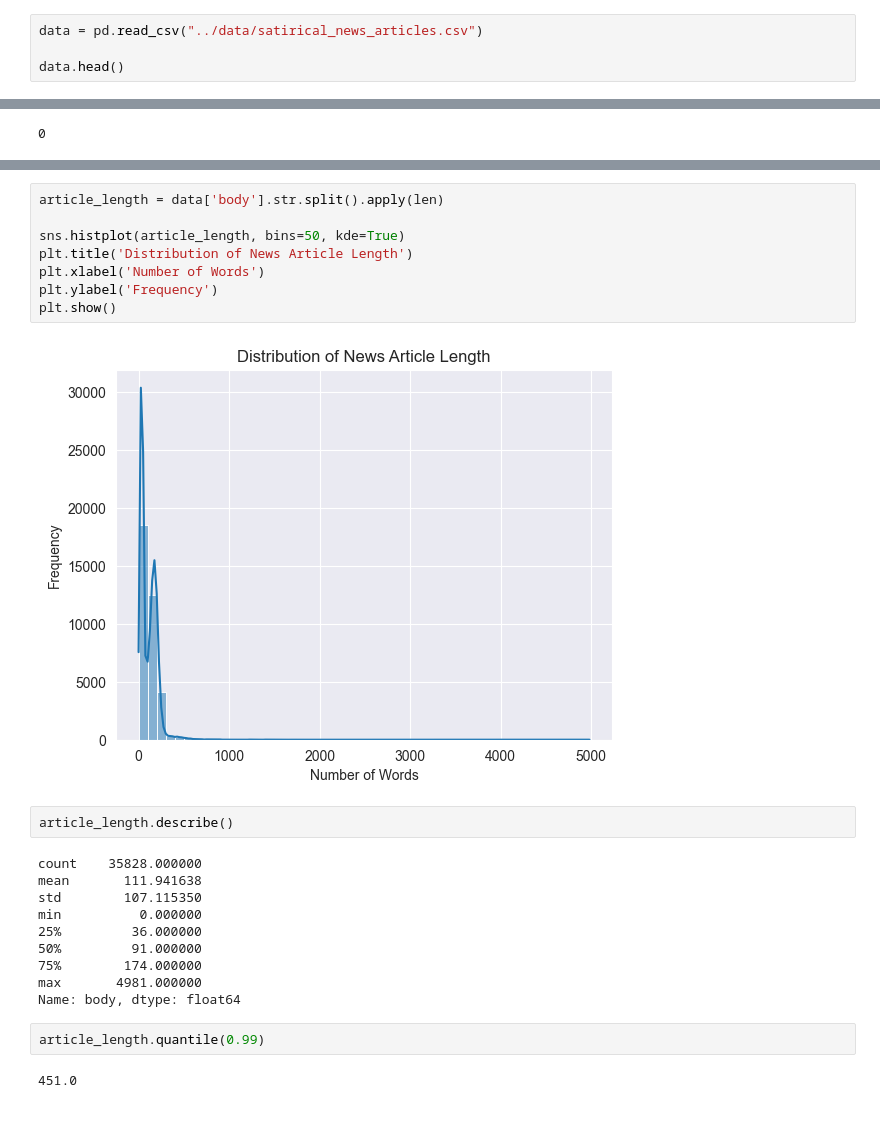
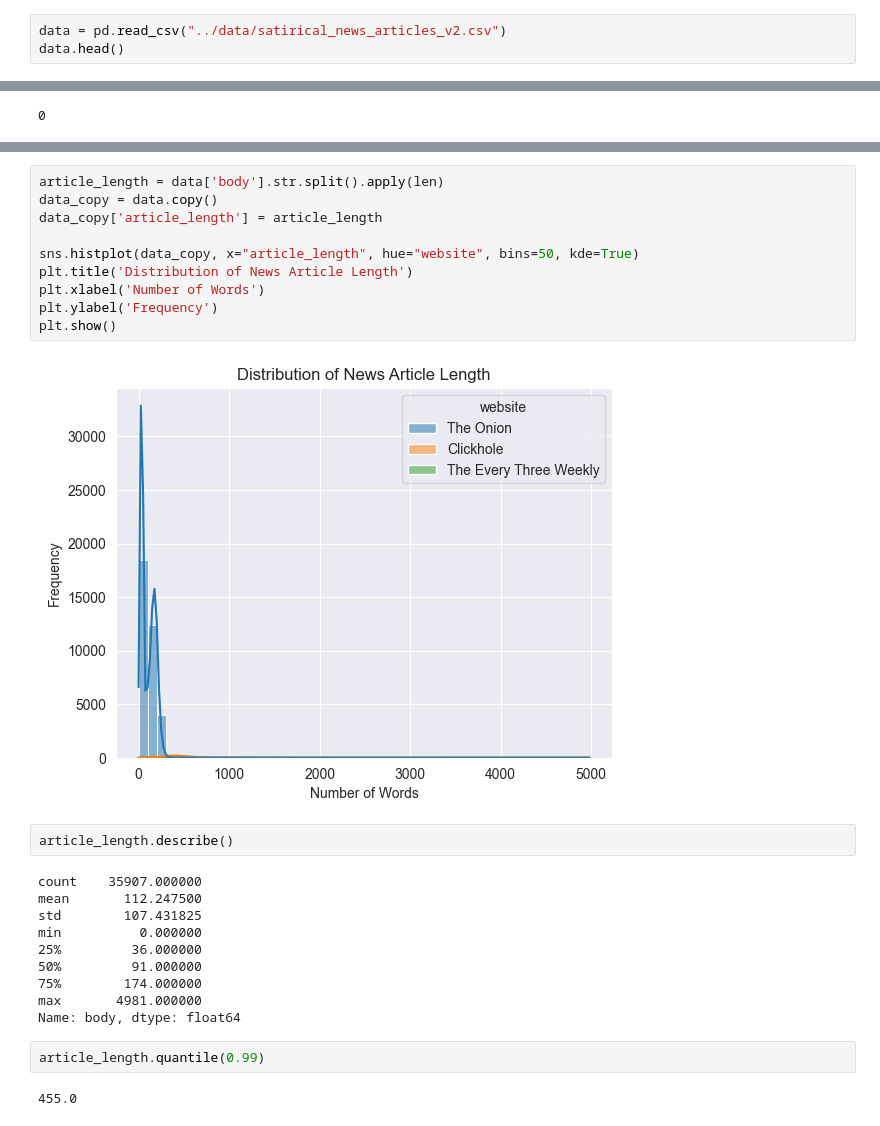
Before and after one commit to anusha-pathuri/satire-news-search-engine, a Jupyter notebook: notebooks/01_Data_Aggregation.ipynb, the cells around one changed output, grey strips where cells are left out. Cells and saved outputs as stored; diff of their text form.

Commit message:
added E3W data

```diff
--- a/notebooks/01_Data_Aggregation.ipynb
+++ b/notebooks/01_Data_Aggregation.ipynb
@@ -511,8 +604,7 @@ import matplotlib.pyplot as plt
 import seaborn as sns
 sns.set_style("darkgrid")
 # %%
-data = pd.read_csv("../data/satirical_news_articles.csv")
-
+data = pd.read_csv("../data/satirical_news_articles_v2.csv")
 data.head()
 # %% [output]
 |  | headline | body | website | url | image_link |
@@ -542,19 +634,21 @@ plt.show()
 # %%
 article_length = data['body'].str.split().apply(len)
+data_copy = data.copy()
+data_copy['article_length'] = article_length
 
-sns.histplot(article_length, bins=50, kde=True)
+sns.histplot(data_copy, x="article_length", hue="website", bins=50, kde=True)
 plt.title('Distribution of News Article Length')
 plt.xlabel('Number of Words')
 plt.ylabel('Frequency')
 plt.show()
 # %% [output]
-[figure, old version]
+[figure, new version]
 # %%
 article_length.describe()
 # %% [output]
-count    35828.000000
-mean       111.941638
-std        107.115350
+count    35907.000000
+mean       112.247500
+std        107.431825
 min          0.000000
 25%         36.000000
 50%         91.000000
@@ -564,4 +658,4 @@ Name: body, dtype: float64
 # %%
 article_length.quantile(0.99)
 # %% [output]
-451.0
+455.0
```
Also changed, not shown: parts of 32 cells of this notebook, 3 other files.
